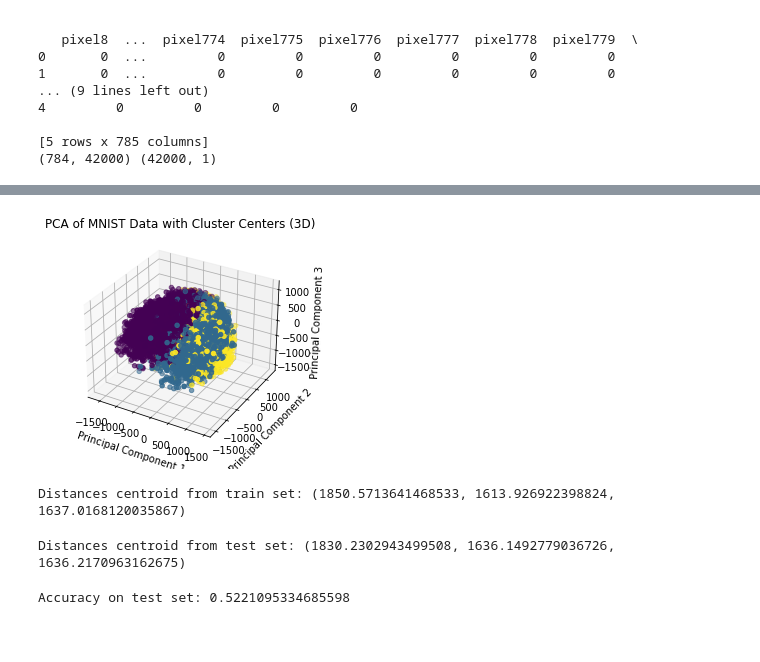
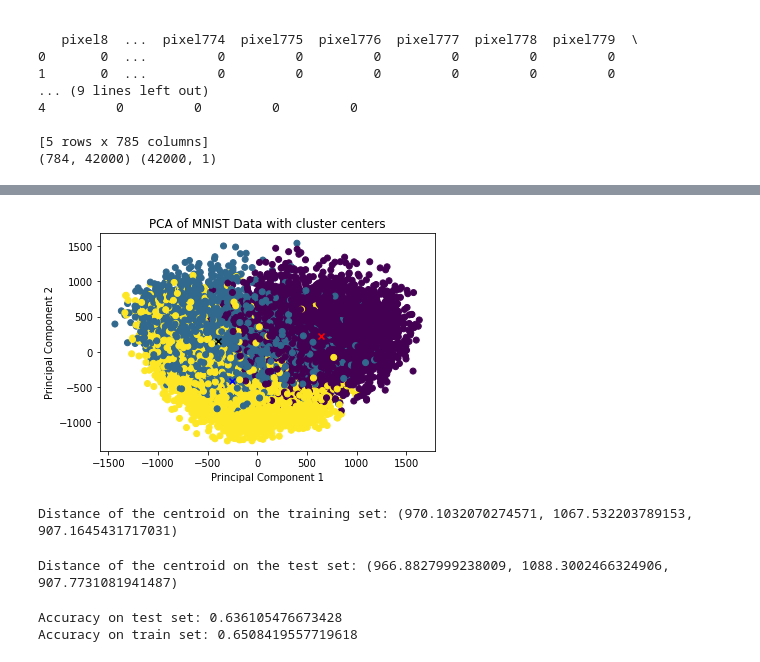
Before and after one commit to ireneburri/SMMLab, a Jupyter notebook: Homework2/Homework2_PCAClustering.ipynb, the cells around one changed output, grey strips where cells are left out. Cells and saved outputs as stored; diff of their text form; code cells hidden in the pictures; blank space fills up the shorter version.

```diff
--- a/Homework2/Homework2_PCAClustering.ipynb
+++ b/Homework2/Homework2_PCAClustering.ipynb
@@ -93,7 +93,7 @@ def PCA(X, k):
 
     return Zk, U
 
-k=3
+k=2
 Zk_train, U = PCA(Xtrain, k)
 
 Zk1_train, _ = split(Zk_train, Ytrain, a)
@@ -119,36 +119,36 @@ def visualize_2d():
 import matplotlib.pyplot as plt
 from mpl_toolkits.mplot3d import Axes3D
 def visualize_3d():
   fig = plt.figure()
   ax = fig.add_subplot(111, projection='3d')
   ax.scatter(Zk_train[0, :], Zk_train[1, :], Zk_train[2, :], c=Ytrain, label="Data Points")
   ax.scatter(cx1[0], cx1[1], cx1[2], marker='x', color='red', label="Cluster 1")
   ax.scatter(cx2[0], cx2[1], cx2[2], marker='x', color='black', label="Cluster 2")
   ax.scatter(cx3[0], cx3[1], cx3[2], marker='x', color='blue', label="Cluster 3")
   ax.set_title("PCA of MNIST Data with Cluster Centers (3D)")
   ax.set_xlabel("Principal Component 1")
   ax.set_ylabel("Principal Component 2")
   ax.set_zlabel("Principal Component 3")
   #ax.legend()
   plt.show()
 
 if k==2: visualize_2d()
 elif k==3 : visualize_3d()
 
 # Compute, for each cluster, the average distance from the centroid.
 def get_distance(data, point):
   dist = []
   for item in data.T:
     dist.append(np.linalg.norm(item - point[:, np.newaxis]))
   return np.mean(dist)
 
 d1 = get_distance(Zk1_train, cx1)
 d2 = get_distance(Zk2_train, cx2)
 d3 = get_distance(Zk3_train, cx3)
-print(f'Distances centroid from train set: {d1, d2, d3}')
+print(f'Distance of the centroid on the training set: {d1, d2, d3}')
 # %% [output]
-[figure, old version]
+[figure, new version]
-Distances centroid from train set: (1850.5713641468533, 1613.926922398824, 1637.0168120035867)
+Distance of the centroid on the training set: (970.1032070274571, 1067.532203789153, 907.1645431717031)
 # %%
 #Compute, for each cluster, the average distance from the centroid on the test set.
 def PCA_test(X, U, k):
@@ -171,9 +171,9 @@ cx3_test = centroid(Zk3_test)
 d1 = get_distance(Zk1_test, cx1)
 d2 = get_distance(Zk2_test, cx2)
 d3 = get_distance(Zk3_test, cx3)
-print(f'Distances centroid from test set: {d1, d2, d3}')
+print(f'Distance of the centroid on the test set: {d1, d2, d3}')
 # %% [output]
-Distances centroid from test set: (1830.2302943499508, 1636.1492779036726, 1636.2170963162675)
+Distance of the centroid on the test set: (966.8827999238009, 1088.3002466324906, 907.7731081941487)
 # %%
 #Define a classification algorithm in this way: given a new observation x, compute the distance between
 #x and each cluster centroid. Assign x to the class corresponding the the closer centroid. Compute the
@@ -188,13 +188,23 @@ def find_cluster(x):
     elif mind == d2: return b
     else: return c
 
-def accuracy(Y):
+def accuracy_test(Y):
     pred = 0
     for i in range(len(Y)):
         if find_cluster(Zk_test[:, i]) != Y[i] :
             pred +=1
     return 1-pred/len(Y)
 
-print("Accuracy on test set:", accuracy(Ytest))
+print("Accuracy on test set:", accuracy_test(Ytest))
+
+def accuracy_train(Y):
+    pred = 0
+    for i in range(len(Y)):
+        if find_cluster(Zk_train[:, i]) != Y[i] :
+            pred +=1
+    return 1-pred/len(Y)
+
+print("Accuracy on train set:", accuracy_train(Ytrain))
 # %% [output]
-Accuracy on test set: 0.5221095334685598
+Accuracy on test set: 0.636105476673428
+Accuracy on train set: 0.6508419557719618
```
Also changed, not shown: parts of 1 cell of this notebook, 3 other files.
